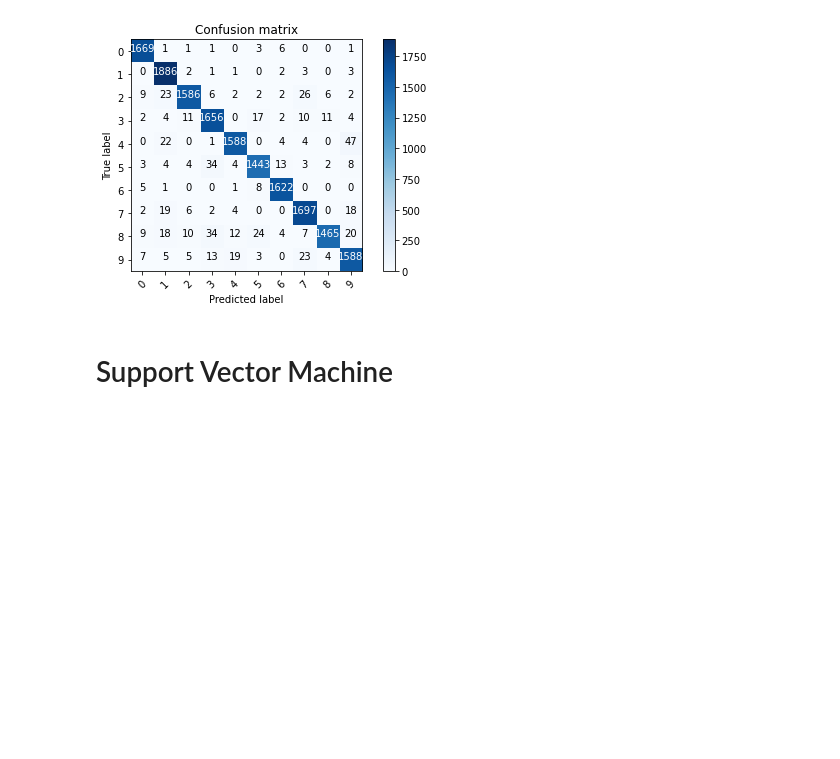
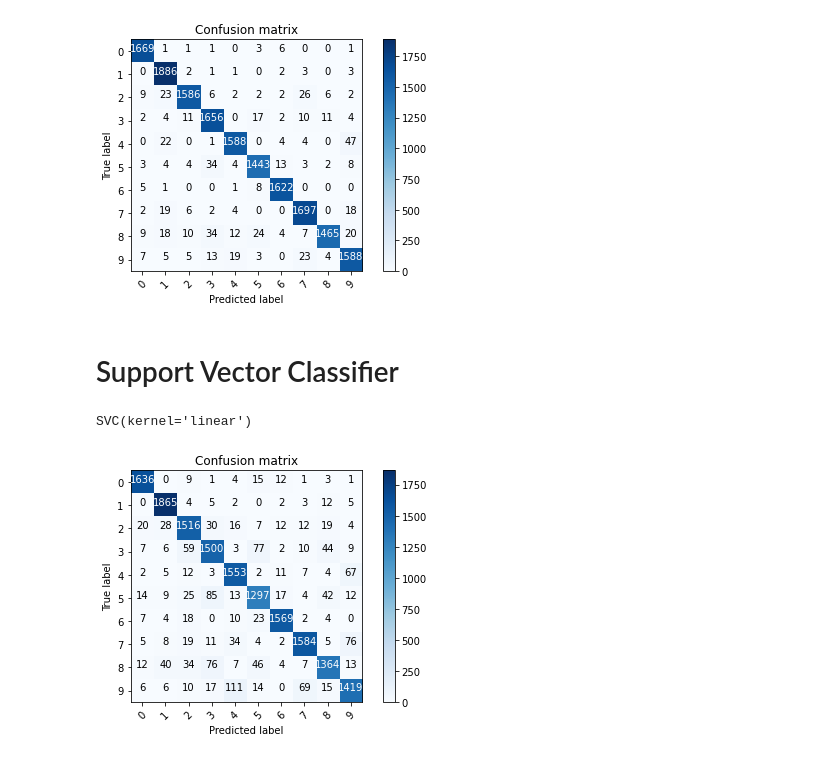
Before and after one commit to chaithrakc/syr_ads_machine_learning, a Jupyter notebook: week08knn_svm_randomforest/hw08/chaithra-hw08-knn-svm-randomforest.ipynb, the cells around one changed output. Cells and saved outputs as stored; diff of their text form; code cells hidden in the pictures; blank space fills up the shorter version.

```diff
--- a/week08knn_svm_randomforest/hw08/chaithra-hw08-knn-svm-randomforest.ipynb
+++ b/week08knn_svm_randomforest/hw08/chaithra-hw08-knn-svm-randomforest.ipynb
@@ -257,4 +265,4 @@ WITH K=3
 weighted avg       0.96      0.96      0.96     16800
 [figure]
 # %% [markdown]
-# Support Vector Machine
+# Support Vector Classifier
@@ -260,0 +271,14 @@ weighted avg       0.96      0.96      0.96     16800
+# %%
+svc_linear_clf = SVC(kernel='linear')
+svc_linear_clf.fit(X_train, Y_train)
+# %% [output]
+SVC(kernel='linear')
+# %%
+svc_linear_pred = svc_linear_clf.predict(X_val)
+# %%
+# compute the confusion matrix
+confusion_svc_linear = confusion_matrix(Y_val, svc_linear_pred)
+# plot the confusion matrix
+plot_confusion_matrix(confusion_svc_linear, classes = range(10))
+# %% [output]
+[figure, added]
```
Also changed, not shown: parts of 39 cells of this notebook.
